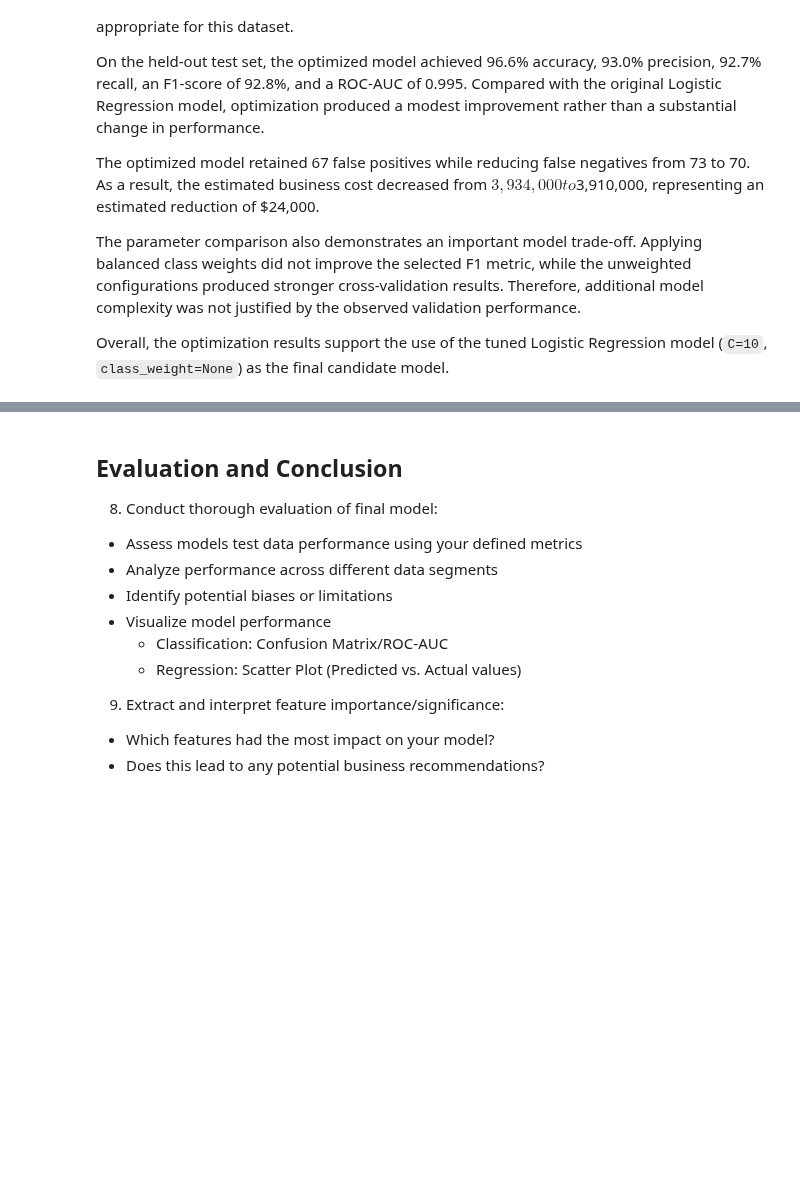
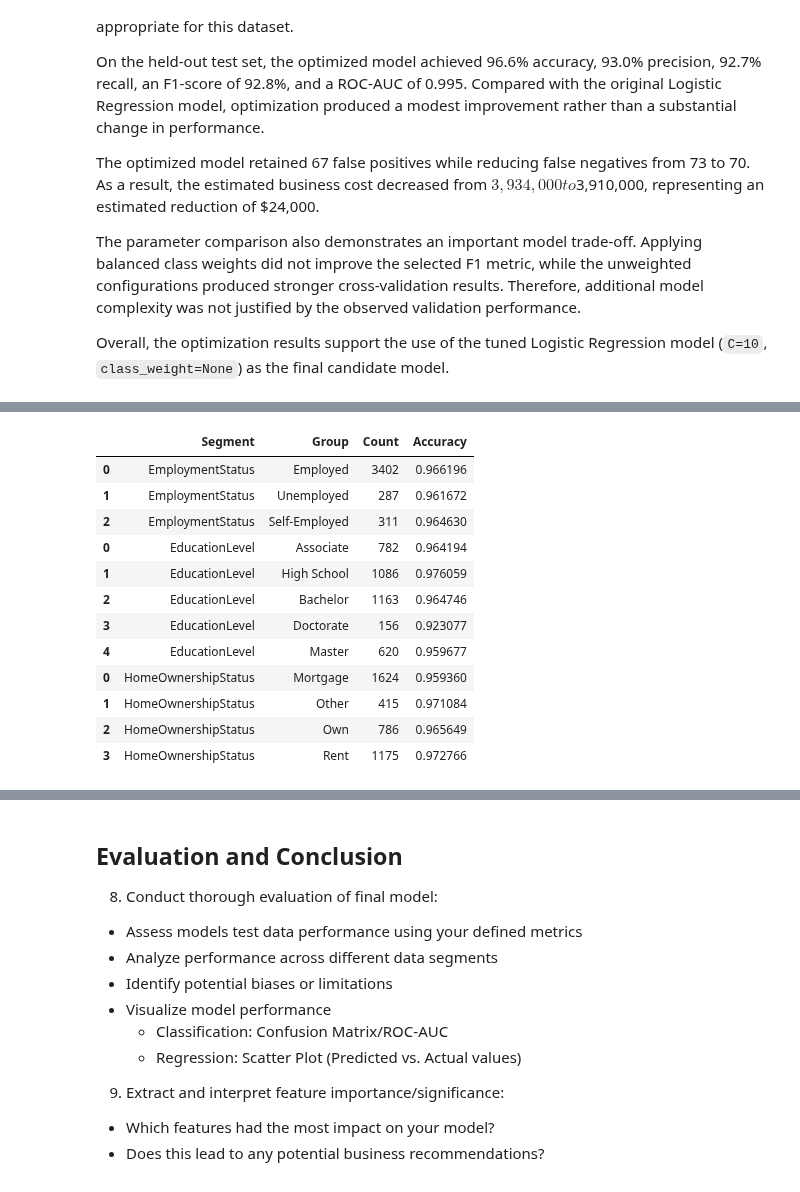
Before and after one commit to ngunjirikevin/financial-loan-risk-model, a Jupyter notebook: financial_loan_risk.ipynb, the cells around one changed output, grey strips where cells are left out. Drawn from its saved outputs; the diff is of its cells as text; code cells hidden in the pictures; blank space fills up the shorter version.

```diff
--- a/financial_loan_risk.ipynb
+++ b/financial_loan_risk.ipynb
@@ -2054,0 +2083,59 @@ NOTE: Be mindful of time considerations - showcase “how to tune”
+# %%
+def evaluate_segments(data, segment):
+
+    results = []
+
+    for group in data[segment].dropna().unique():
+
+        group_data = data[data[segment] == group]
+
+        accuracy = accuracy_score(
+            group_data["Actual"],
+            group_data["Predicted"]
+        )
+
+        results.append({
+            "Segment": segment,
+            "Group": group,
+            "Count": len(group_data),
+            "Accuracy": accuracy
+        })
+
+    return pd.DataFrame(results)
+# %%
+employment_segments = evaluate_segments(
+    segment_results,
+    "EmploymentStatus"
+)
+
+education_segments = evaluate_segments(
+    segment_results,
+    "EducationLevel"
+)
+
+home_segments = evaluate_segments(
+    segment_results,
+    "HomeOwnershipStatus"
+)
+
+segment_performance = pd.concat([
+    employment_segments,
+    education_segments,
+    home_segments
+])
+
+segment_performance
+# %% [output]
+|  | Segment | Group | Count | Accuracy |
+| 0 | EmploymentStatus | Employed | 3402 | 0.966196 |
+| 1 | EmploymentStatus | Unemployed | 287 | 0.961672 |
+| 2 | EmploymentStatus | Self-Employed | 311 | 0.964630 |
+| 0 | EducationLevel | Associate | 782 | 0.964194 |
+| 1 | EducationLevel | High School | 1086 | 0.976059 |
+| 2 | EducationLevel | Bachelor | 1163 | 0.964746 |
+| 3 | EducationLevel | Doctorate | 156 | 0.923077 |
+| 4 | EducationLevel | Master | 620 | 0.959677 |
+| 0 | HomeOwnershipStatus | Mortgage | 1624 | 0.959360 |
+| 1 | HomeOwnershipStatus | Other | 415 | 0.971084 |
+| 2 | HomeOwnershipStatus | Own | 786 | 0.965649 |
+| 3 | HomeOwnershipStatus | Rent | 1175 | 0.972766 |
```
Also changed, not shown: parts of 9 cells of this notebook.
